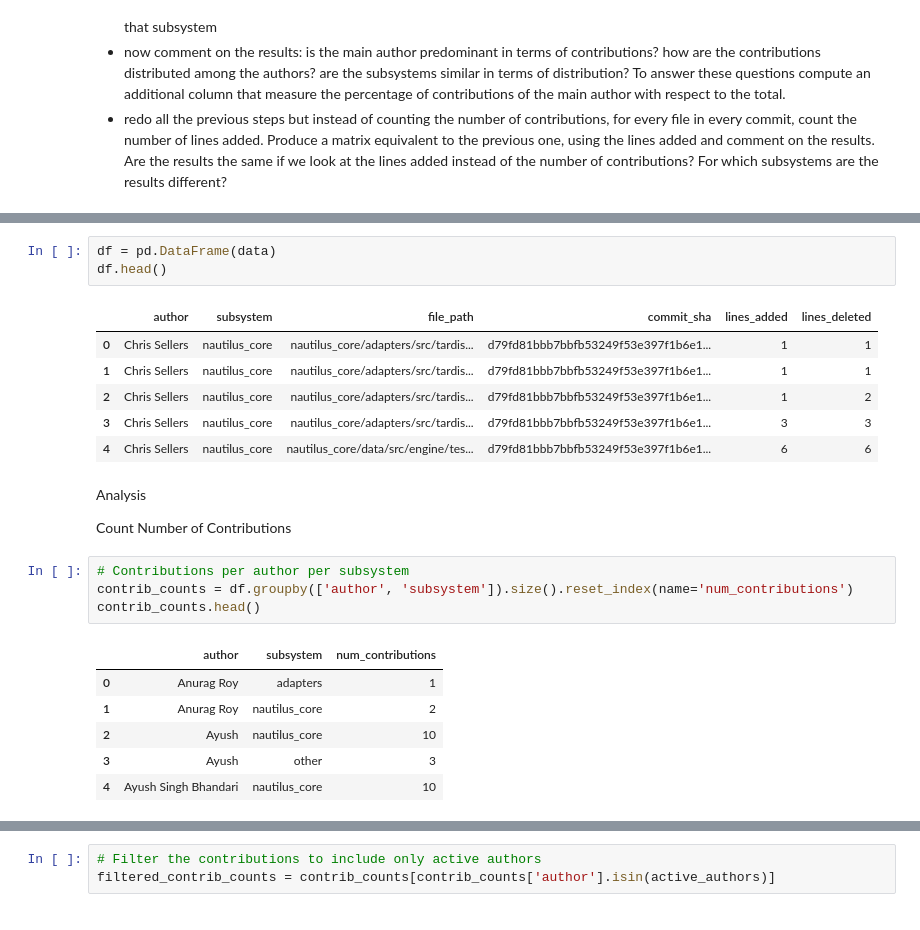
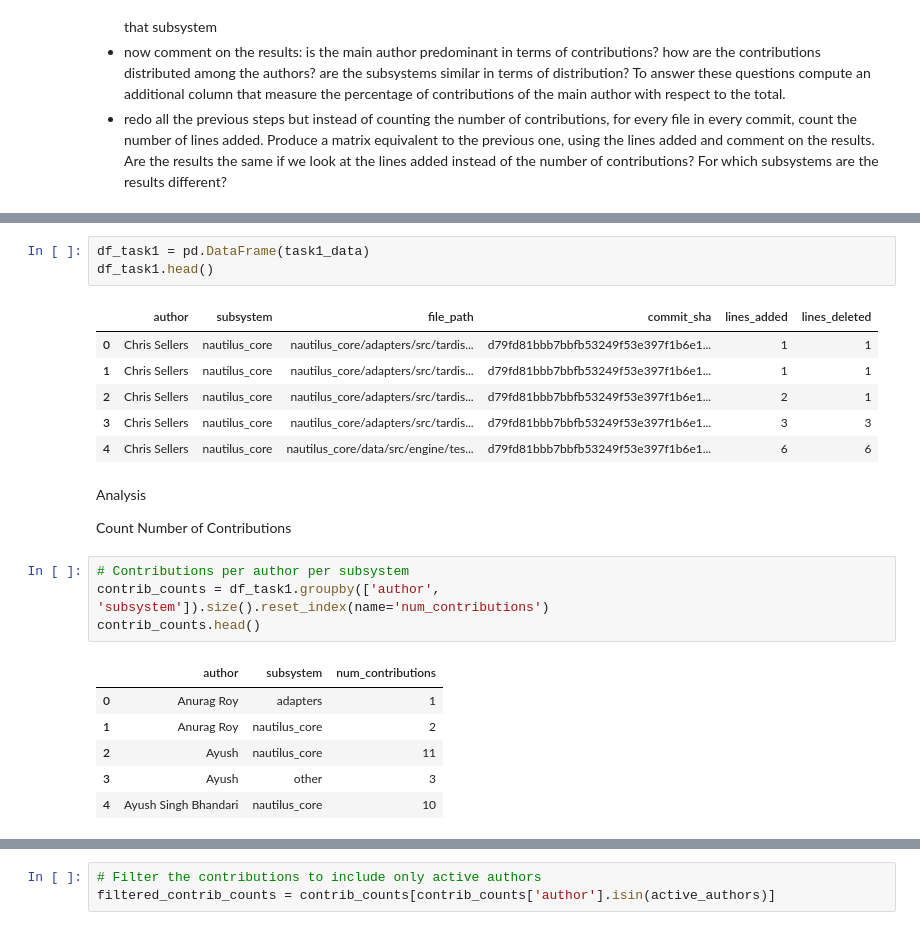
Before and after one commit to Franxion/Software-Evolution-II, a Jupyter notebook: FSS-SEII-Assignment-2024.ipynb, the cells around one changed output, grey strips where cells are left out. Drawn from its saved outputs; the diff is of its cells as text.

```diff
--- a/FSS-SEII-Assignment-2024.ipynb
+++ b/FSS-SEII-Assignment-2024.ipynb
@@ -165,11 +174,11 @@ logging.info("Total data collected: %d entries", len(data))
 # %%
-df = pd.DataFrame(data)
-df.head()
+df_task1 = pd.DataFrame(task1_data)
+df_task1.head()
 # %% [output]
 |  | author | subsystem | file_path | commit_sha | lines_added | lines_deleted |
 | 0 | Chris Sellers | nautilus_core | nautilus_core/adapters/src/tardis... | d79fd81bbb7bbfb53249f53e397f1b6e1... | 1 | 1 |
 | 1 | Chris Sellers | nautilus_core | nautilus_core/adapters/src/tardis... | d79fd81bbb7bbfb53249f53e397f1b6e1... | 1 | 1 |
-| 2 | Chris Sellers | nautilus_core | nautilus_core/adapters/src/tardis... | d79fd81bbb7bbfb53249f53e397f1b6e1... | 1 | 2 |
+| 2 | Chris Sellers | nautilus_core | nautilus_core/adapters/src/tardis... | d79fd81bbb7bbfb53249f53e397f1b6e1... | 2 | 1 |
 | 3 | Chris Sellers | nautilus_core | nautilus_core/adapters/src/tardis... | d79fd81bbb7bbfb53249f53e397f1b6e1... | 3 | 3 |
 | 4 | Chris Sellers | nautilus_core | nautilus_core/data/src/engine/tes... | d79fd81bbb7bbfb53249f53e397f1b6e1... | 6 | 6 |
 # %% [markdown]
@@ -178,12 +187,12 @@ Analysis
 Count Number of Contributions
 # %%
 # Contributions per author per subsystem
-contrib_counts = df.groupby(['author', 'subsystem']).size().reset_index(name='num_contributions')
+contrib_counts = df_task1.groupby(['author', 'subsystem']).size().reset_index(name='num_contributions')
 contrib_counts.head()
 # %% [output]
 |  | author | subsystem | num_contributions |
 | 0 | Anurag Roy | adapters | 1 |
 | 1 | Anurag Roy | nautilus_core | 2 |
-| 2 | Ayush | nautilus_core | 10 |
+| 2 | Ayush | nautilus_core | 11 |
 | 3 | Ayush | other | 3 |
 | 4 | Ayush Singh Bhandari | nautilus_core | 10 |
```
Also changed, not shown: parts of 35 cells of this notebook, 6 other files.
